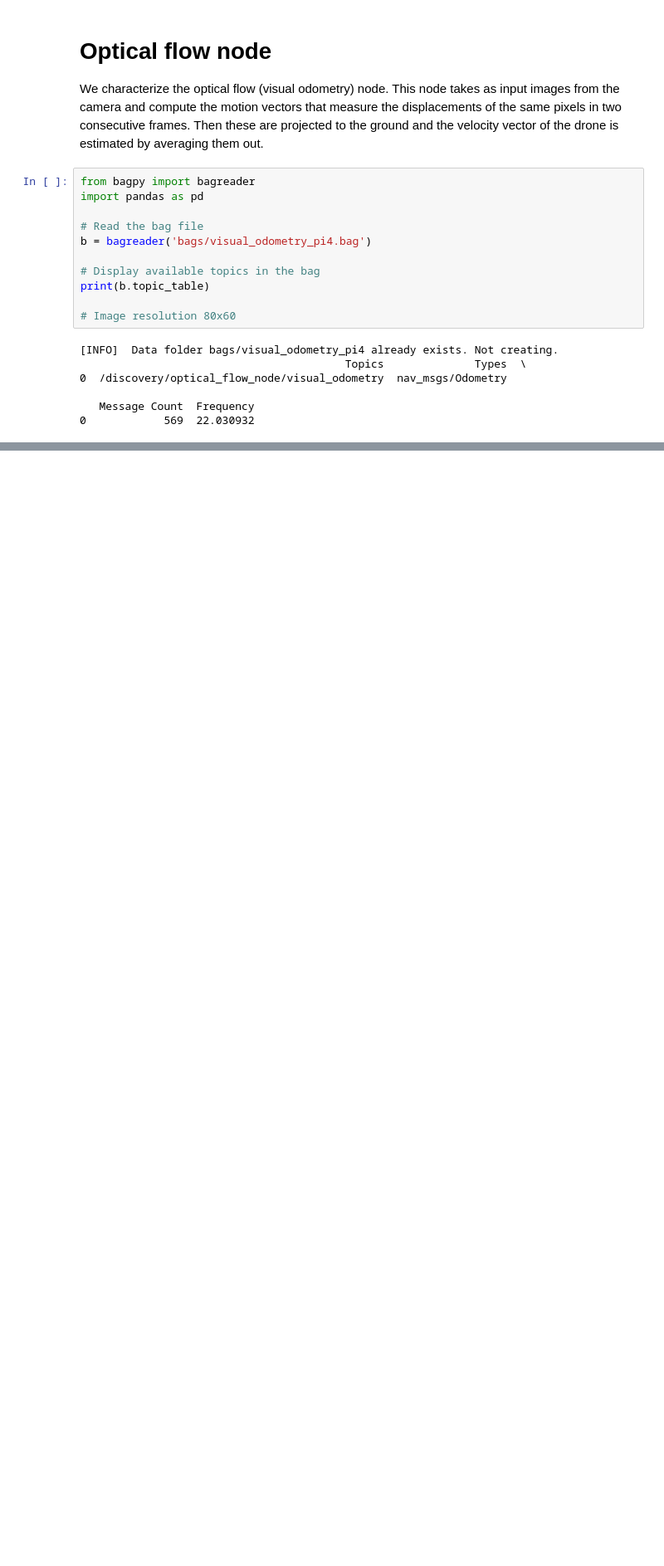
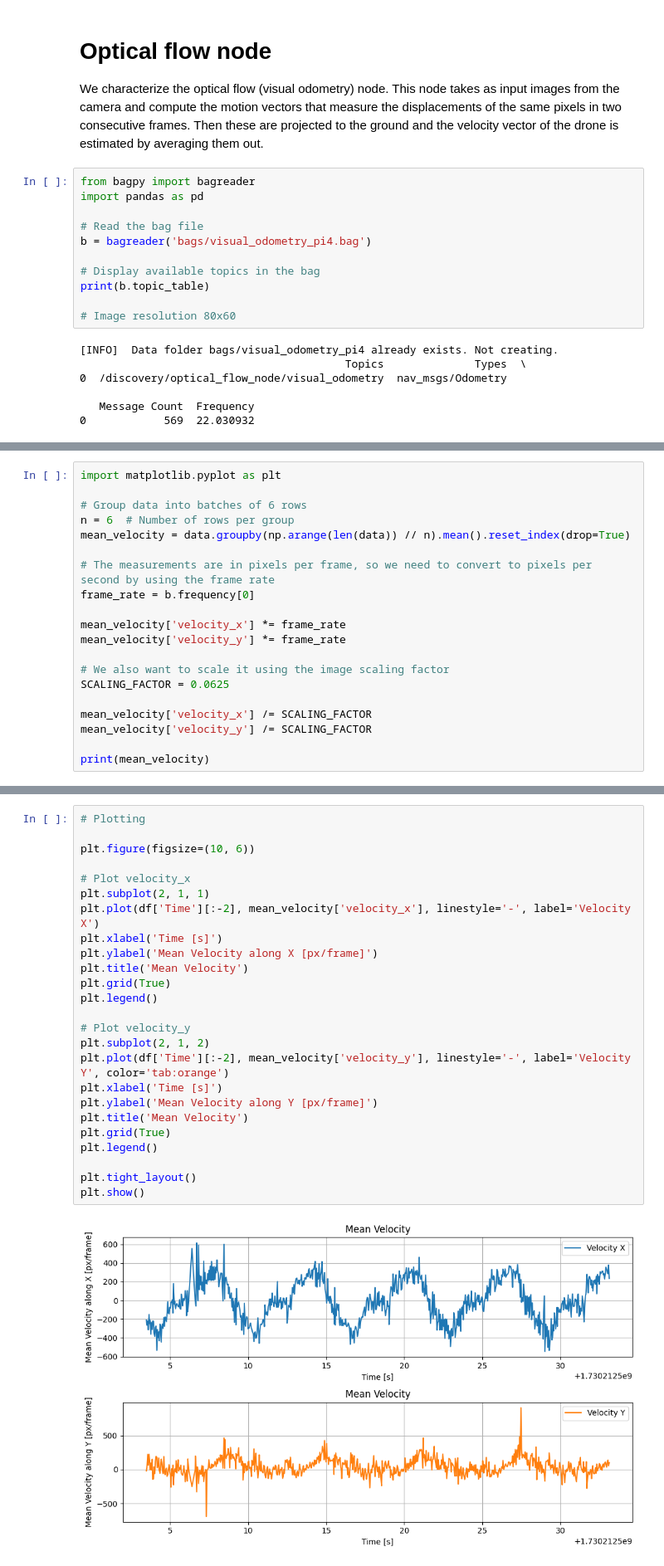
Before and after one commit to jzal03/book-opmanual-dd24, a Jupyter notebook: src/sensors_characterization/sensors_characterization.ipynb, the cells around one changed output, grey strips where cells are left out. Shown at 83% size. Cells and saved outputs as stored; diff of their text form; blank space fills up the shorter version.

```diff
--- a/src/sensors_characterization/sensors_characterization.ipynb
+++ b/src/sensors_characterization/sensors_characterization.ipynb
@@ -168,0 +251,20 @@ Linear Velocity Z: Mean = 0.00000, Std = 0.00000
+# %%
+import matplotlib.pyplot as plt
+
+# Group data into batches of 6 rows
+n = 6  # Number of rows per group
+mean_velocity = data.groupby(np.arange(len(data)) // n).mean().reset_index(drop=True)
+
+# The measurements are in pixels per frame, so we need to convert to pixels per second by using the frame rate
+frame_rate = b.frequency[0]
+
+mean_velocity['velocity_x'] *= frame_rate
+mean_velocity['velocity_y'] *= frame_rate
+
+# We also want to scale it using the image scaling factor
+SCALING_FACTOR = 0.0625
+
+mean_velocity['velocity_x'] /= SCALING_FACTOR
+mean_velocity['velocity_y'] /= SCALING_FACTOR
+
+print(mean_velocity)
@@ -168,0 +286,27 @@ Linear Velocity Z: Mean = 0.00000, Std = 0.00000
+# %%
+# Plotting
+
+plt.figure(figsize=(10, 6))
+
+# Plot velocity_x
+plt.subplot(2, 1, 1)
+plt.plot(df['Time'][:-2], mean_velocity['velocity_x'], linestyle='-', label='Velocity X')
+plt.xlabel('Time [s]')
+plt.ylabel('Mean Velocity along X [px/frame]')
+plt.title('Mean Velocity')
+plt.grid(True)
+plt.legend()
+
+# Plot velocity_y
+plt.subplot(2, 1, 2)
+plt.plot(df['Time'][:-2], mean_velocity['velocity_y'], linestyle='-', label='Velocity Y', color='tab:orange')
+plt.xlabel('Time [s]')
+plt.ylabel('Mean Velocity along Y [px/frame]')
+plt.title('Mean Velocity')
+plt.grid(True)
+plt.legend()
+
+plt.tight_layout()
+plt.show()
+# %% [output]
+[figure, added]
```
Also changed, not shown: parts of 11 cells of this notebook, 1 other file.
